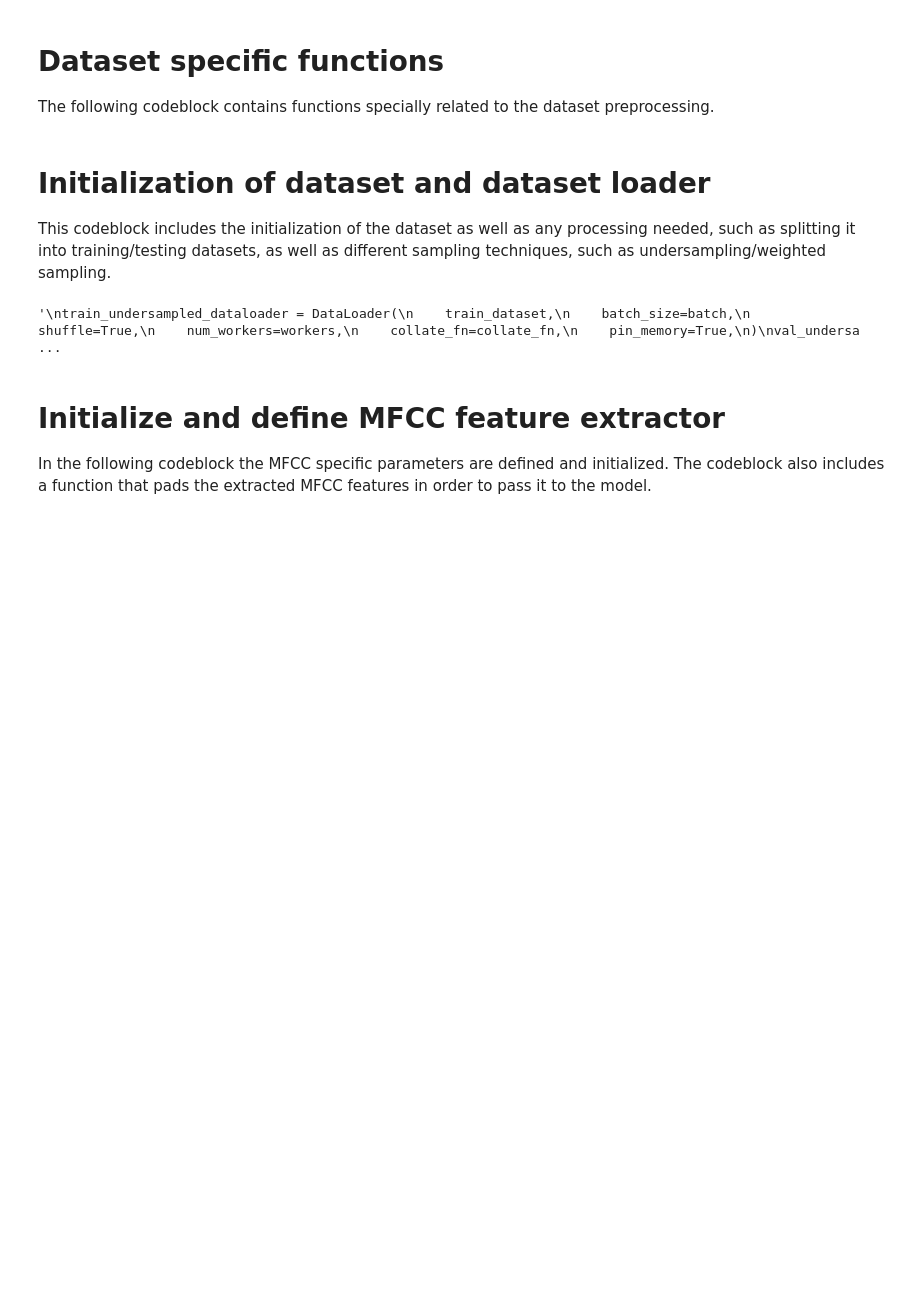
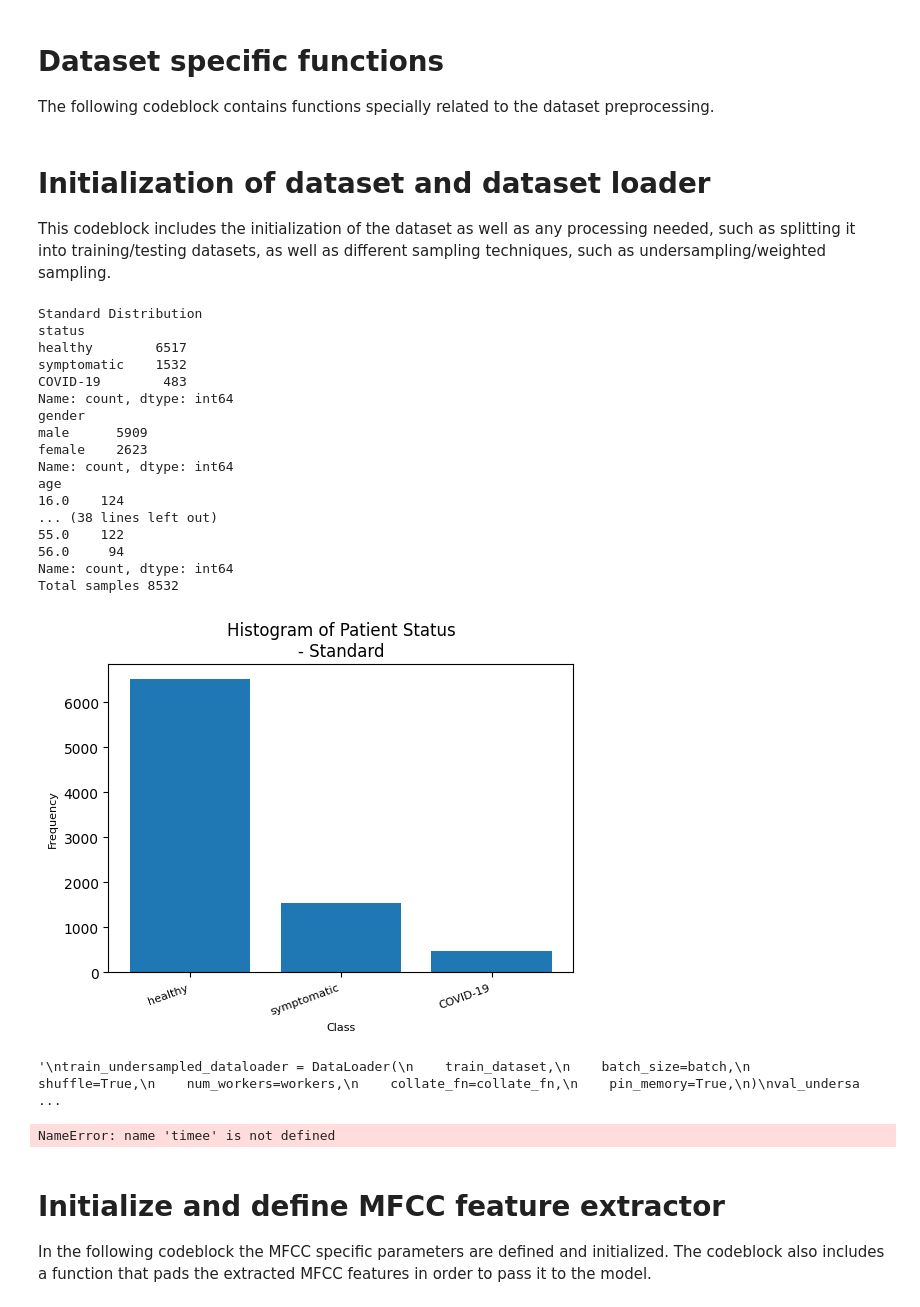
Before and after one commit to ChineseWarlord/deep-learning-course, a Jupyter notebook: Mini-Project/audio-classification-resnet18.ipynb, the cells around one changed output. Drawn from its saved outputs; the diff is of its cells as text; code cells hidden in the pictures; blank space fills up the shorter version.

```diff
--- a/Mini-Project/audio-classification-resnet18.ipynb
+++ b/Mini-Project/audio-classification-resnet18.ipynb
@@ -241,7 +263,8 @@ import os
 torch.manual_seed(42)
 
 # Load data
-data = pd.read_csv("misc_data/audio_data.csv")
+#data = pd.read_csv("misc_data/audio_data.csv")
+data = pd.read_csv("misc_data/filtered_audio_data.csv")
 #data['uuid'] = data['uuid'].apply(lambda x: x.replace('../Dataset/MP3/', "/kaggle/input/covid-19-audio-classification/MP3/"))
 
 # Initialize LabelEncoder
@@ -251,9 +274,14 @@ le = LabelEncoder()
 labels = ["healthy", "symptomatic", "COVID-19"]
 encoded_labels = le.fit_transform(labels)
 
+visualize_dataset(data, None, "Standard")
+
 # Prepare standard dataset
 train_data, test_data = preprocess_dataset(data, 0.3) # First split the original dataset into 70% training
 val_data, test_data = preprocess_dataset(test_data, 0.5) # Second split the "test_data" into 50/50 validation and test (or technically 15/15)
+
+#filtered_train_data =  train_data[(train_data['gender'] != 'other')].sort_values(by='cough_detected')
+#filtered_train_data.to_csv("filtered data.csv", index=False)
 
 # Prepare and create undersampled version
 #undersampled_data = undersample(data, 2000, True)
@@ -298,34 +326,56 @@ train_dataloader = DataLoader(train_dataset, batch_size=batch, shuffle=False, nu
 train_undersampled_dataloader = DataLoader(
     train_dataset,
     batch_size=batch,
     shuffle=True,
     num_workers=workers,
     collate_fn=collate_fn,
     pin_memory=True,
 )
 val_undersampled_dataloader = DataLoader(
     val_dataset,
     batch_size=batch,
     shuffle=False,
     num_workers=workers,
     collate_fn=collate_fn,
     pin_memory=True,
 )
 test_undersampled_dataloader = DataLoader(
     test_dataset,
     batch_size=batch,
     shuffle=False,
     num_workers=workers,
     collate_fn=collate_fn,
     pin_memory=True,
 )
 """
 
 #train_weighted_dataloader = DataLoader(train_dataset, sampler=train_weighted_Sampler, batch_size=batch, num_workers=workers, collate_fn=collate_fn, pin_memory=True)
 #val_weighted_dataloader = DataLoader(val_dataset, sampler=val_weighted_Sampler, batch_size=batch, num_workers=workers, collate_fn=collate_fn, pin_memory=True)
 #test_weighted_dataloader = DataLoader(test_dataset, sampler=test_weighted_Sampler, batch_size=batch, num_workers=workers, collate_fn=collate_fn, pin_memory=True)
 # %% [output]
-'\ntrain_undersampled_dataloader = DataLoader(\n    train_dataset,\n    batch_size=batch,\n    shuffle=True,\n    num_workers=workers,\n    collate_fn=collate_fn,\n    pin_memory=True,\n)\nval_undersa ...
+Standard Distribution
+status
+healthy        6517
+symptomatic    1532
+COVID-19        483
+Name: count, dtype: int64
+gender
+male      5909
+female    2623
+Name: count, dtype: int64
+age
+16.0    124
+... (38 lines left out)
+55.0    122
+56.0     94
+Name: count, dtype: int64
+Total samples 8532
+[figure, added]
+'\ntrain_undersampled_dataloader = DataLoader(\n    train_dataset,\n    batch_size=batch,\n    shuffle=True,\n    num_workers=workers,\n    collate_fn=collate_fn,\n    pin_memory=True,\n)\nval_undersa ...
+# %%
+print(timee[0])
+# %% [output]
+NameError: name 'timee' is not defined
 # %% [markdown]
 # Initialize and define MFCC feature extractor
 
```
Also changed, not shown: parts of 7 cells of this notebook, 8 other files.
